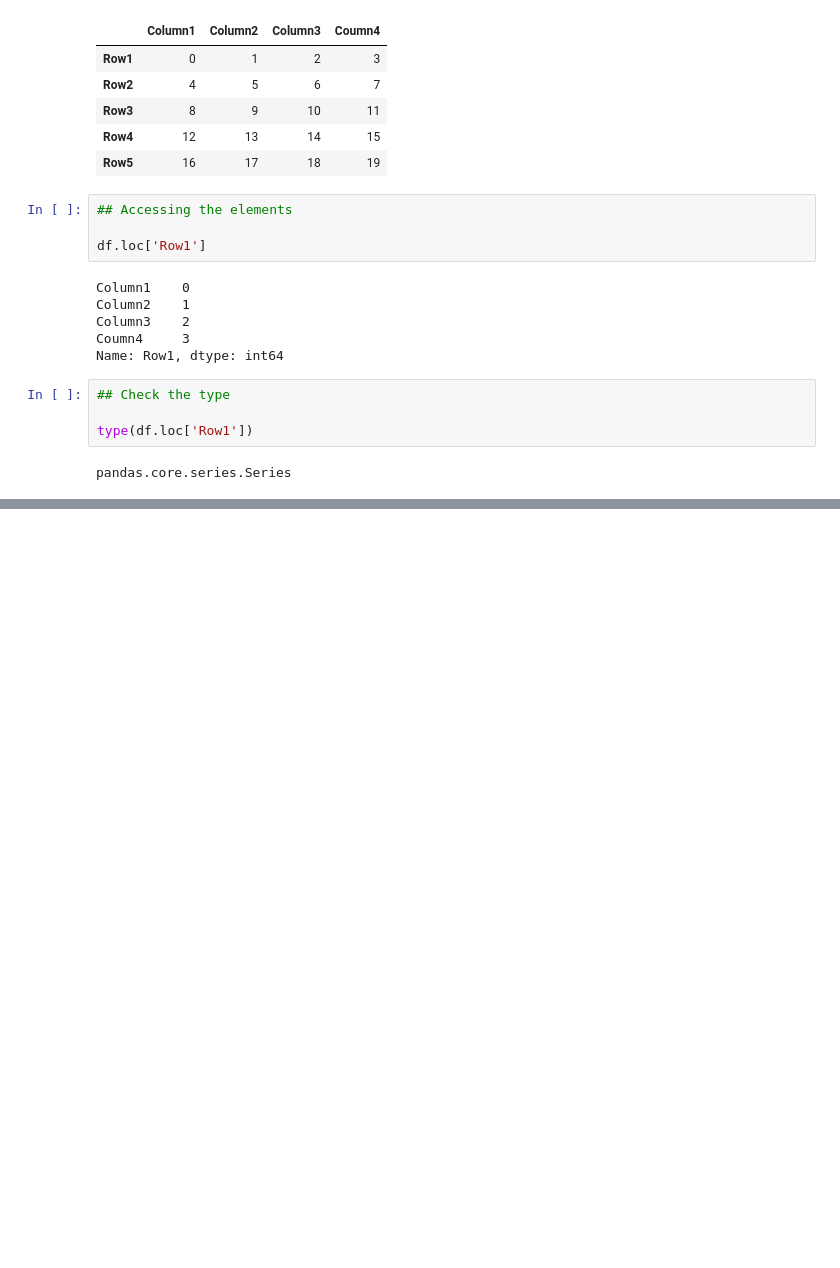
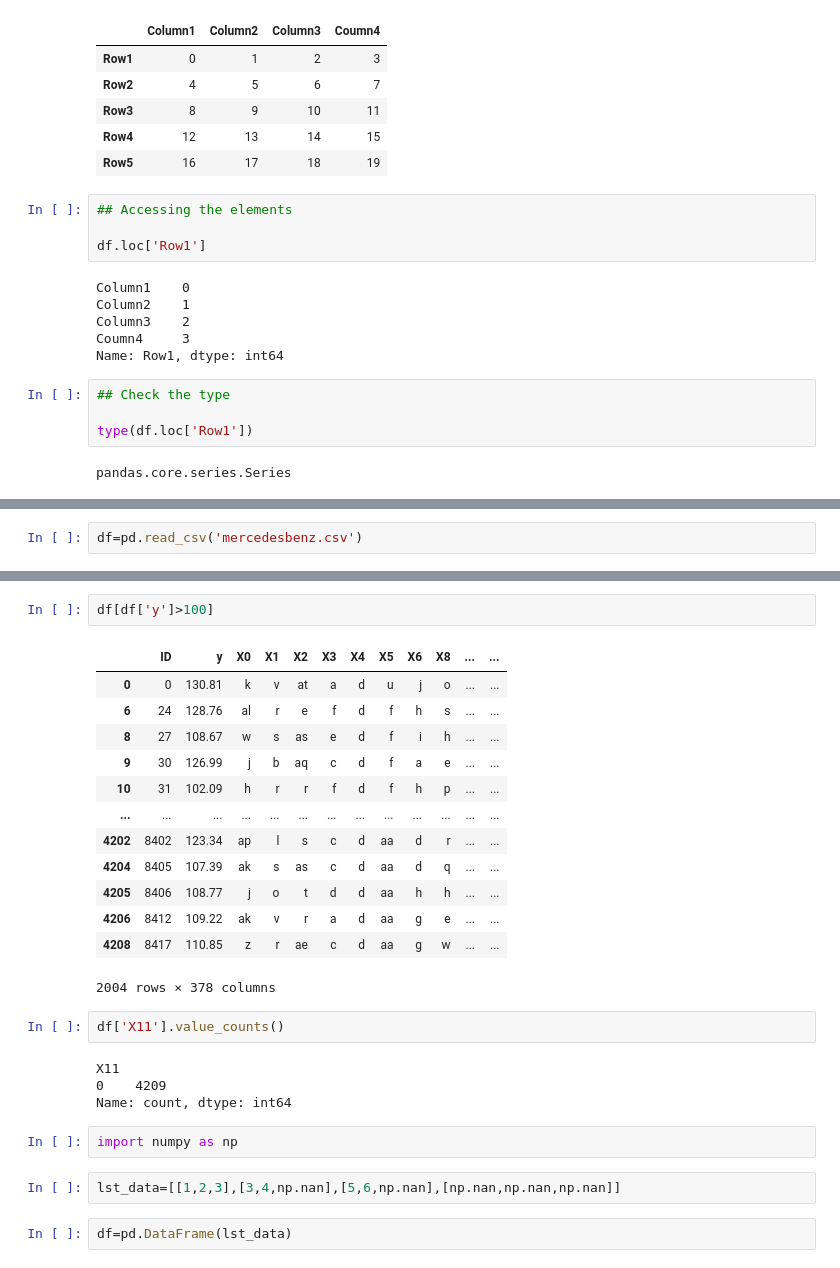
Before and after one commit to dikshitasingh02/learn-python, a Jupyter notebook: pandas.ipynb, the cells around one changed output, grey strips where cells are left out. Cells and saved outputs as stored; diff of their text form; blank space fills up the shorter version.

```diff
--- a/pandas.ipynb
+++ b/pandas.ipynb
@@ -43,0 +82,2 @@ pandas.core.series.Series
+# %%
+df=pd.read_csv('mercedesbenz.csv')
@@ -43,0 +136,28 @@ pandas.core.series.Series
+# %%
+df[df['y']>100]
+# %% [output]
+|  | ID | y | X0 | X1 | X2 | X3 | X4 | X5 | X6 | X8 | ... | ... |
+| 0 | 0 | 130.81 | k | v | at | a | d | u | j | o | ... | ... |
+| 6 | 24 | 128.76 | al | r | e | f | d | f | h | s | ... | ... |
+| 8 | 27 | 108.67 | w | s | as | e | d | f | i | h | ... | ... |
+| 9 | 30 | 126.99 | j | b | aq | c | d | f | a | e | ... | ... |
+| 10 | 31 | 102.09 | h | r | r | f | d | f | h | p | ... | ... |
+| ... | ... | ... | ... | ... | ... | ... | ... | ... | ... | ... | ... | ... |
+| 4202 | 8402 | 123.34 | ap | l | s | c | d | aa | d | r | ... | ... |
+| 4204 | 8405 | 107.39 | ak | s | as | c | d | aa | d | q | ... | ... |
+| 4205 | 8406 | 108.77 | j | o | t | d | d | aa | h | h | ... | ... |
+| 4206 | 8412 | 109.22 | ak | v | r | a | d | aa | g | e | ... | ... |
+| 4208 | 8417 | 110.85 | z | r | ae | c | d | aa | g | w | ... | ... |
+2004 rows × 378 columns
+# %%
+df['X11'].value_counts()
+# %% [output]
+X11
+0    4209
+Name: count, dtype: int64
+# %%
+import numpy as np
+# %%
+lst_data=[[1,2,3],[3,4,np.nan],[5,6,np.nan],[np.nan,np.nan,np.nan]]
+# %%
+df=pd.DataFrame(lst_data)
```
Also changed, not shown: parts of 20 cells of this notebook, 1 other file.
